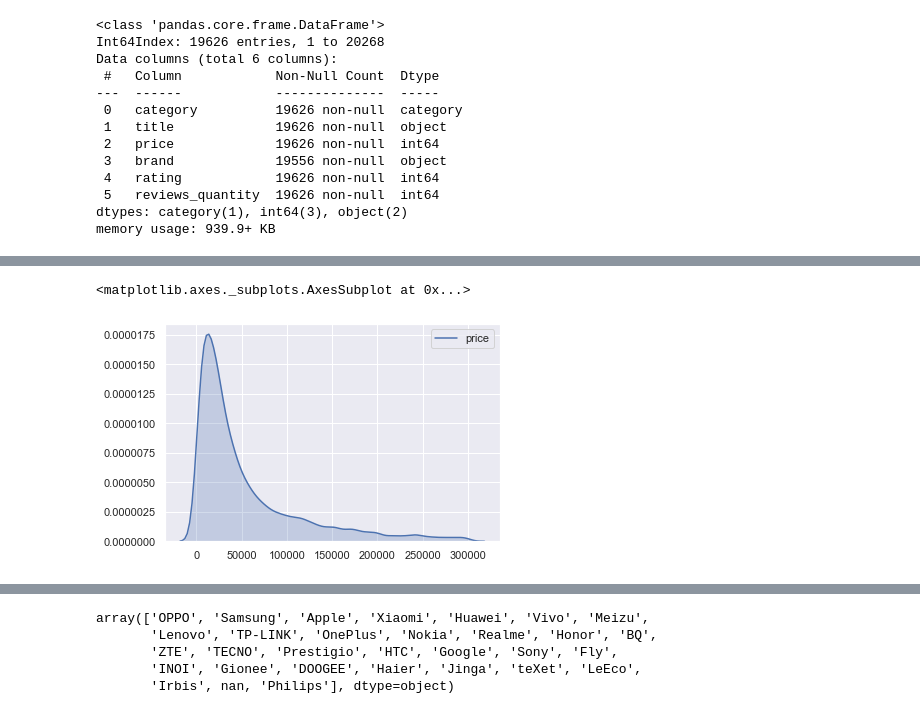
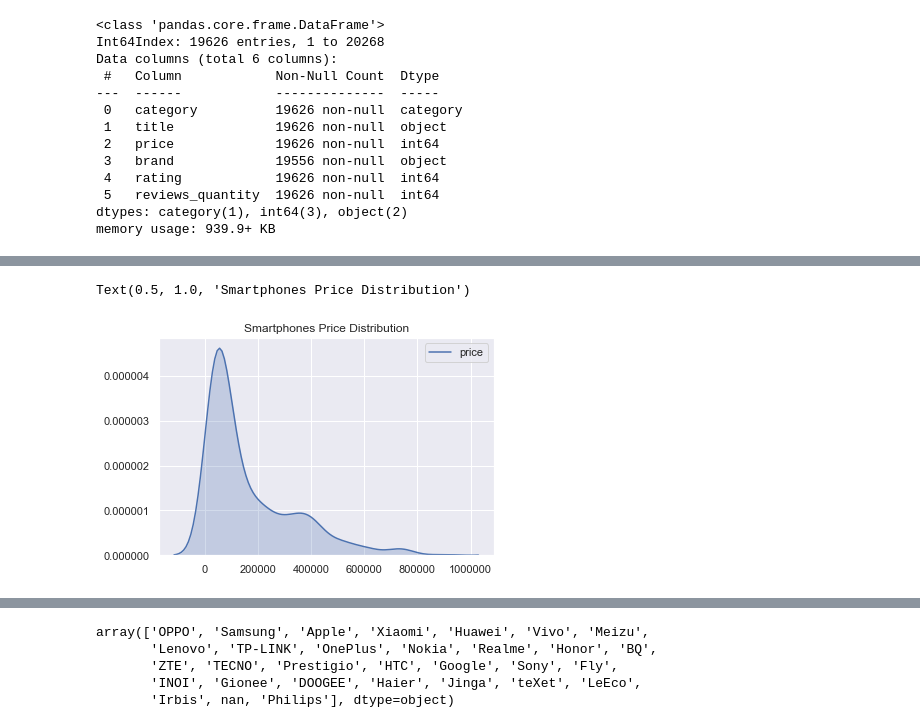
Before and after one commit to zhanymkanov/techsoulai_analyzer, a Jupyter notebook: products.ipynb, the cells around one changed output, grey strips where cells are left out. Drawn from its saved outputs; the diff is of its cells as text; code cells hidden in the pictures.

```diff
--- a/products.ipynb
+++ b/products.ipynb
@@ -46,5 +46,5 @@ sns.distplot(df.price)
 # %%
-sns.kdeplot(df[df.price < 300000].price, shade=True)
+sns.kdeplot(df[df.category == 'smartphones'].price, shade=True).set_title("Smartphones Price Distribution")
 # %% [output]
-<matplotlib.axes._subplots.AxesSubplot at 0x...>
+Text(0.5, 1.0, 'Smartphones Price Distribution')
-[figure, old version]
+[figure, new version]
```
Also changed, not shown: parts of 16 cells of this notebook, 2 other files.
